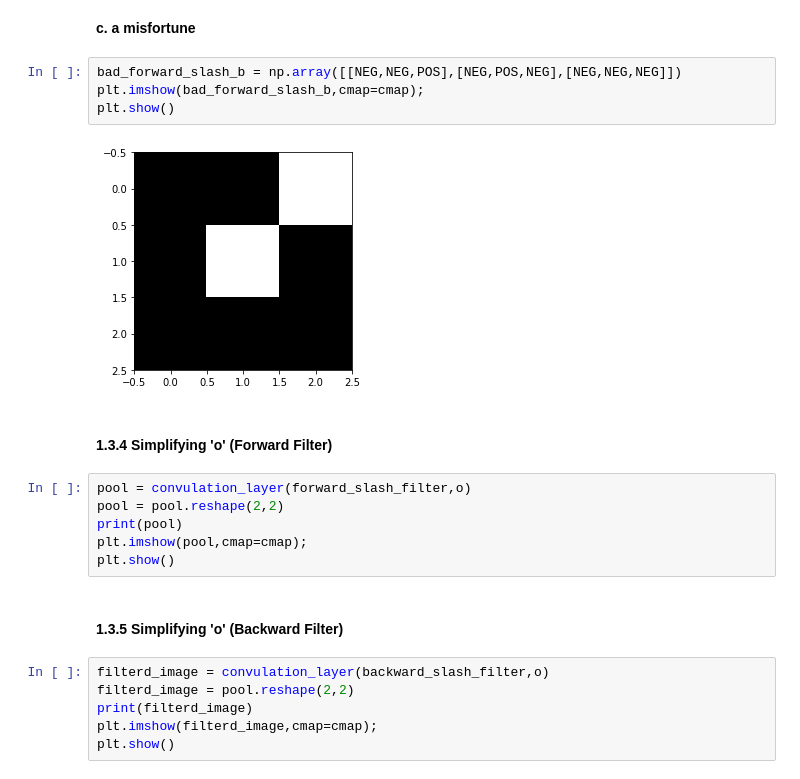
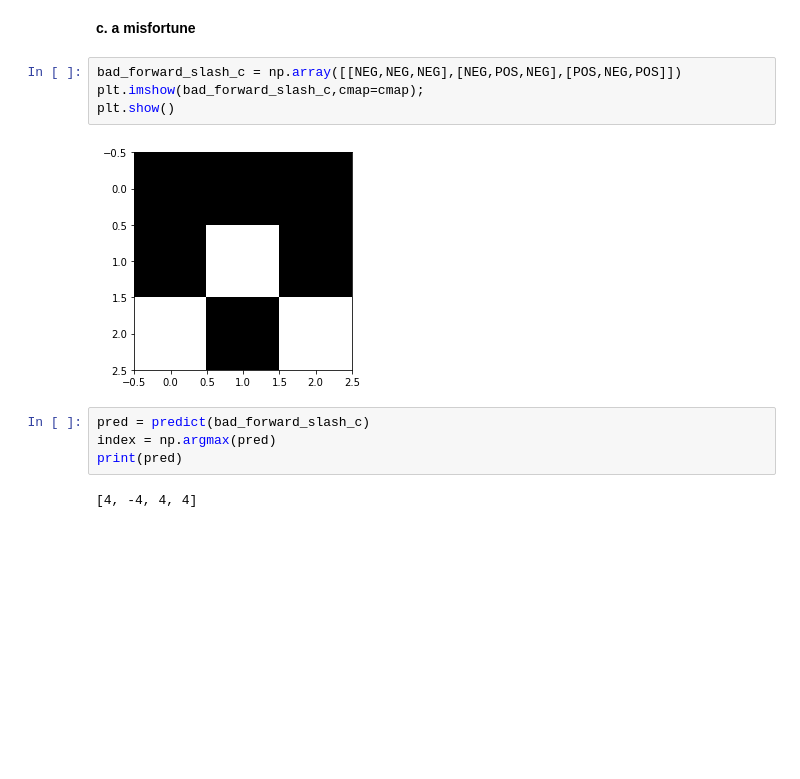
Before and after one commit to konishon/experiments, a Jupyter notebook: A_intro_to_cnn.ipynb, the cells around one changed output. Drawn from its saved outputs; the diff is of its cells as text; blank space fills up the shorter version.

```diff
--- a/A_intro_to_cnn.ipynb
+++ b/A_intro_to_cnn.ipynb
@@ -393,24 +462,14 @@ Forward
 # %% [markdown]
 **c. a misfortune**
 # %%
-bad_forward_slash_b = np.array([[NEG,NEG,POS],[NEG,POS,NEG],[NEG,NEG,NEG]])
-plt.imshow(bad_forward_slash_b,cmap=cmap);
+bad_forward_slash_c = np.array([[NEG,NEG,NEG],[NEG,POS,NEG],[POS,NEG,POS]])
+plt.imshow(bad_forward_slash_c,cmap=cmap);
 plt.show()
 # %% [output]
-[figure, old version]
+[figure, new version]
-# %% [markdown]
-#### 1.3.4 Simplifying 'o' (Forward Filter)
-# %%
-pool = convulation_layer(forward_slash_filter,o)
-pool = pool.reshape(2,2)
-print(pool)
-plt.imshow(pool,cmap=cmap);
-plt.show()
-# %% [markdown]
-#### 1.3.5 Simplifying 'o' (Backward Filter)
-# %%
-filterd_image = convulation_layer(backward_slash_filter,o)
-filterd_image = pool.reshape(2,2)
-print(filterd_image)
-plt.imshow(filterd_image,cmap=cmap);
-plt.show()
+# %%
+pred = predict(bad_forward_slash_c)
+index = np.argmax(pred)
+print(pred)
+# %% [output]
+[4, -4, 4, 4]
```
Also changed, not shown: parts of 32 cells of this notebook, 25 other files.
